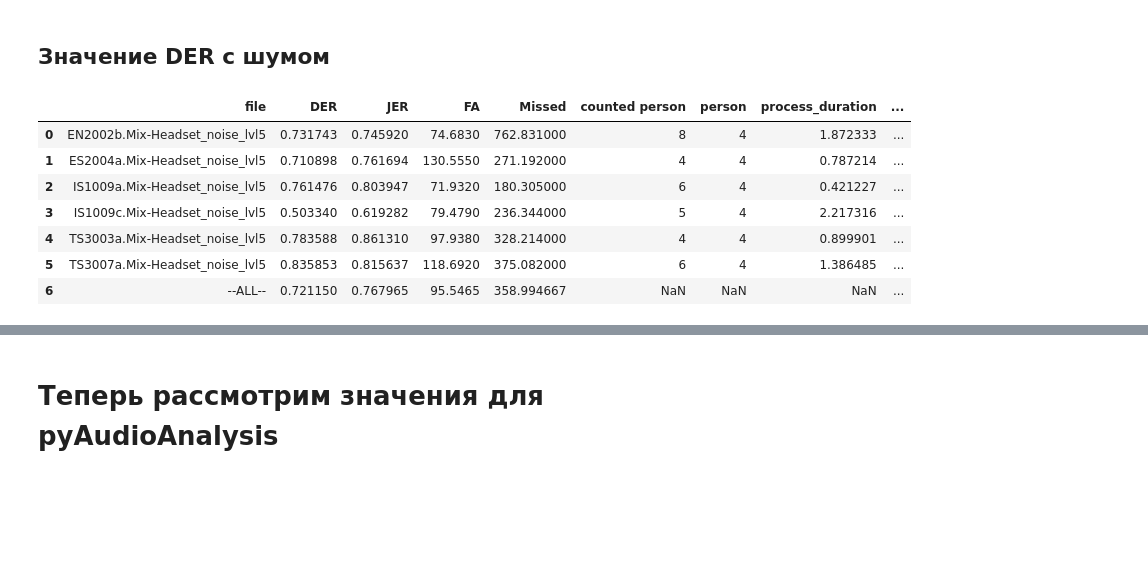
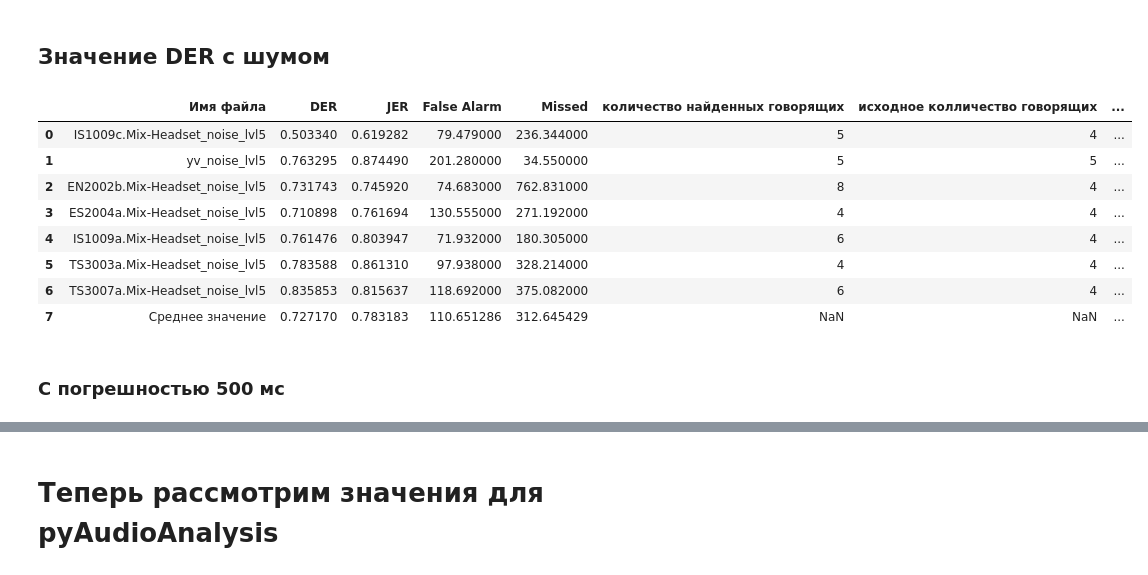
Before and after one commit to NikitaSUAI/DeepLom, a Jupyter notebook: show_statistics.ipynb, the cells around one changed output, grey strips where cells are left out. Cells and saved outputs as stored; diff of their text form; code cells hidden in the pictures; blank space fills up the shorter version.

```diff
--- a/show_statistics.ipynb
+++ b/show_statistics.ipynb
@@ -55,13 +142,16 @@ stat(raw_pyBK, test, pyBK_dur)
 # %% [markdown]
 ## Значение DER с шумом
 # %%
-stat(with_noise_pyBK, test, pyBK_dur, delete_noise_name)
+stat(with_noise_pyBK, test, pyBK_dur,"pyBK с шумом", delete_noise_name)
 # %% [output]
-|  | file | DER | JER | FA | Missed | counted person | person | process_duration | ... |
-| 0 | EN2002b.Mix-Headset_noise_lvl5 | 0.731743 | 0.745920 | 74.6830 | 762.831000 | 8 | 4 | 1.872333 | ... |
-| 1 | ES2004a.Mix-Headset_noise_lvl5 | 0.710898 | 0.761694 | 130.5550 | 271.192000 | 4 | 4 | 0.787214 | ... |
-| 2 | IS1009a.Mix-Headset_noise_lvl5 | 0.761476 | 0.803947 | 71.9320 | 180.305000 | 6 | 4 | 0.421227 | ... |
-| 3 | IS1009c.Mix-Headset_noise_lvl5 | 0.503340 | 0.619282 | 79.4790 | 236.344000 | 5 | 4 | 2.217316 | ... |
-| 4 | TS3003a.Mix-Headset_noise_lvl5 | 0.783588 | 0.861310 | 97.9380 | 328.214000 | 4 | 4 | 0.899901 | ... |
-| 5 | TS3007a.Mix-Headset_noise_lvl5 | 0.835853 | 0.815637 | 118.6920 | 375.082000 | 6 | 4 | 1.386485 | ... |
-| 6 | --ALL-- | 0.721150 | 0.767965 | 95.5465 | 358.994667 | NaN | NaN | NaN | ... |
+|  | Имя файла | DER | JER | False Alarm | Missed | количество найденных говорящих | исходное колличество говорящих | ... |
+| 0 | IS1009c.Mix-Headset_noise_lvl5 | 0.503340 | 0.619282 | 79.479000 | 236.344000 | 5 | 4 | ... |
+| 1 | yv_noise_lvl5 | 0.763295 | 0.874490 | 201.280000 | 34.550000 | 5 | 5 | ... |
+| 2 | EN2002b.Mix-Headset_noise_lvl5 | 0.731743 | 0.745920 | 74.683000 | 762.831000 | 8 | 4 | ... |
+| 3 | ES2004a.Mix-Headset_noise_lvl5 | 0.710898 | 0.761694 | 130.555000 | 271.192000 | 4 | 4 | ... |
+| 4 | IS1009a.Mix-Headset_noise_lvl5 | 0.761476 | 0.803947 | 71.932000 | 180.305000 | 6 | 4 | ... |
+| 5 | TS3003a.Mix-Headset_noise_lvl5 | 0.783588 | 0.861310 | 97.938000 | 328.214000 | 4 | 4 | ... |
+| 6 | TS3007a.Mix-Headset_noise_lvl5 | 0.835853 | 0.815637 | 118.692000 | 375.082000 | 6 | 4 | ... |
+| 7 | Среднее значение | 0.727170 | 0.783183 | 110.651286 | 312.645429 | NaN | NaN | ... |
+# %% [markdown]
+### С погрешностью 500 мс
```
Also changed, not shown: parts of 32 cells of this notebook.
